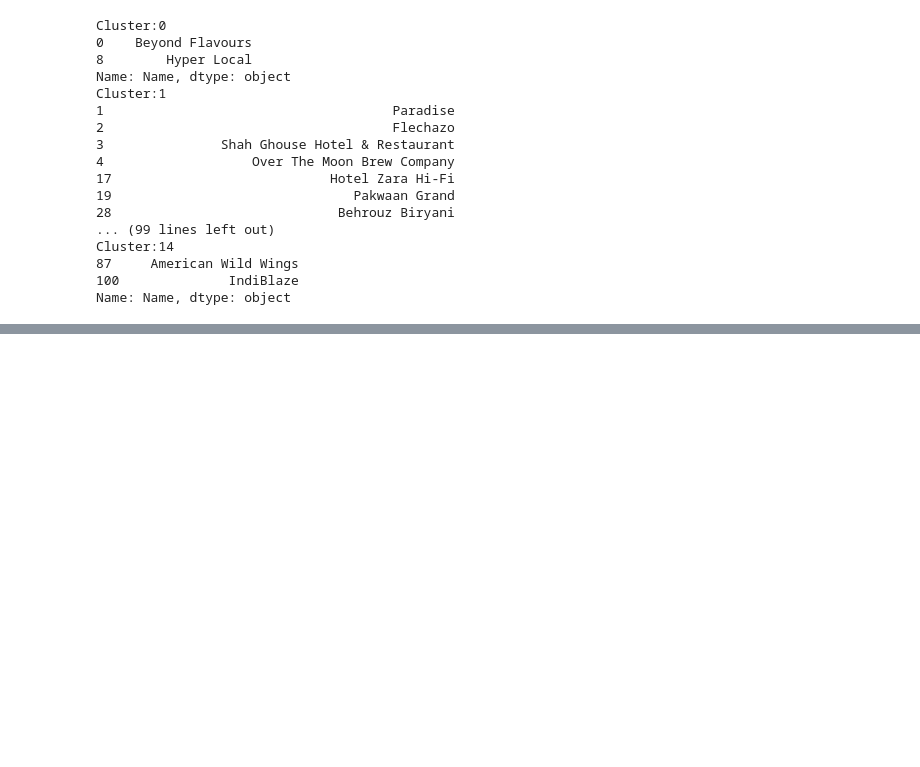
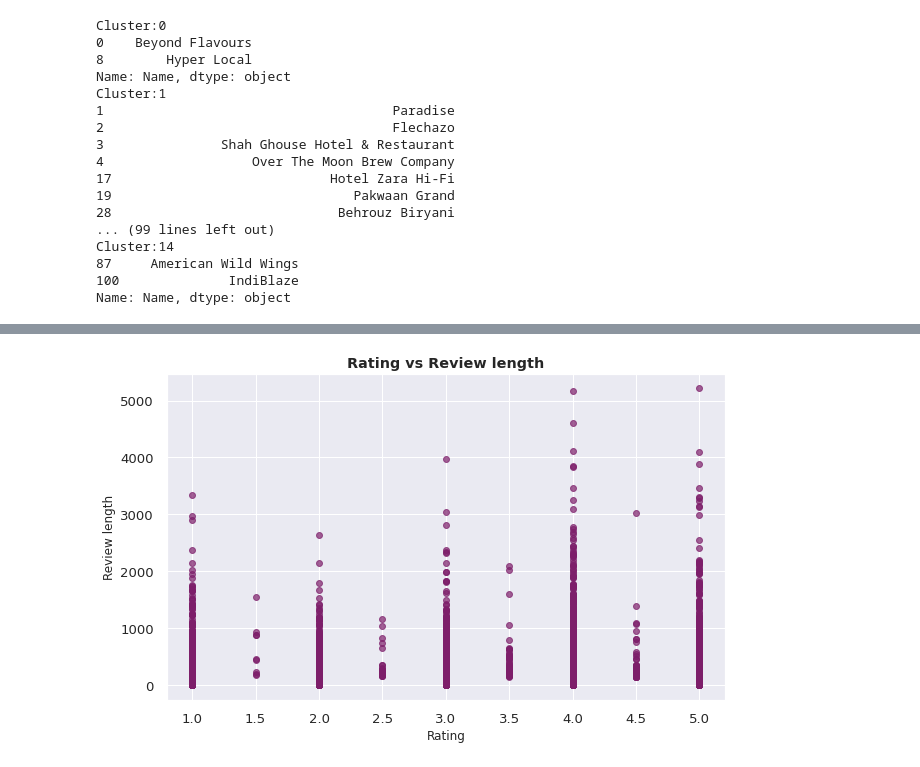
Before and after one commit to Sriharish19/SH_Zomato-Restaurant-Clustering-and-Sentiment-Analysis, a Jupyter notebook: SH_Zomato_Restaurant_Clustering_and_Sentiment_Analysis.ipynb, the cells around one changed output, grey strips where cells are left out. Saved outputs shown, nothing was run; the diff lists cells and outputs as text; code cells hidden in the pictures; blank space fills up the shorter version.

```diff
--- a/SH_Zomato_Restaurant_Clustering_and_Sentiment_Analysis.ipynb
+++ b/SH_Zomato_Restaurant_Clustering_and_Sentiment_Analysis.ipynb
@@ -802,0 +882,15 @@ Name: Name, dtype: object
+# %%
+# Creating a feature to store the length of the reviews
+df_r['Review_length'] = df_r['Review'].apply(len)
+# %%
+# Scatter plot for Rating vs Review length
+plt.figure(figsize=(10,6))
+plt.scatter(x=df_r['Rating'],y=df_r['Review_length'],color= '#7D1E6A',alpha = 0.7)
+xticks = [1,1.5,2,2.5,3,3.5,4,4.5,5]
+plt.title('Rating vs Review length',fontweight = 'bold')
+plt.xlabel('Rating',fontsize = 12)
+plt.ylabel('Review length',fontsize = 12)
+plt.xticks(xticks)
+plt.show()
+# %% [output]
+[figure, added]
```
Also changed, not shown: parts of 108 cells of this notebook.
